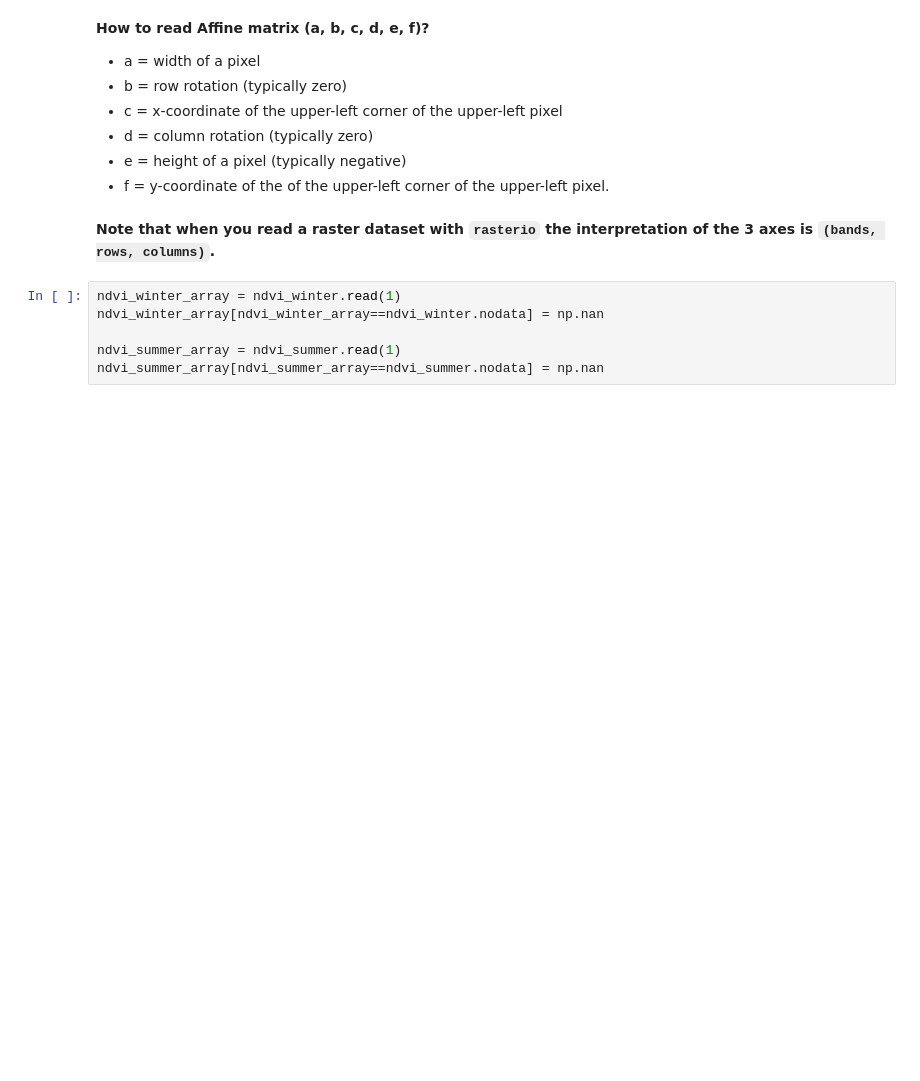
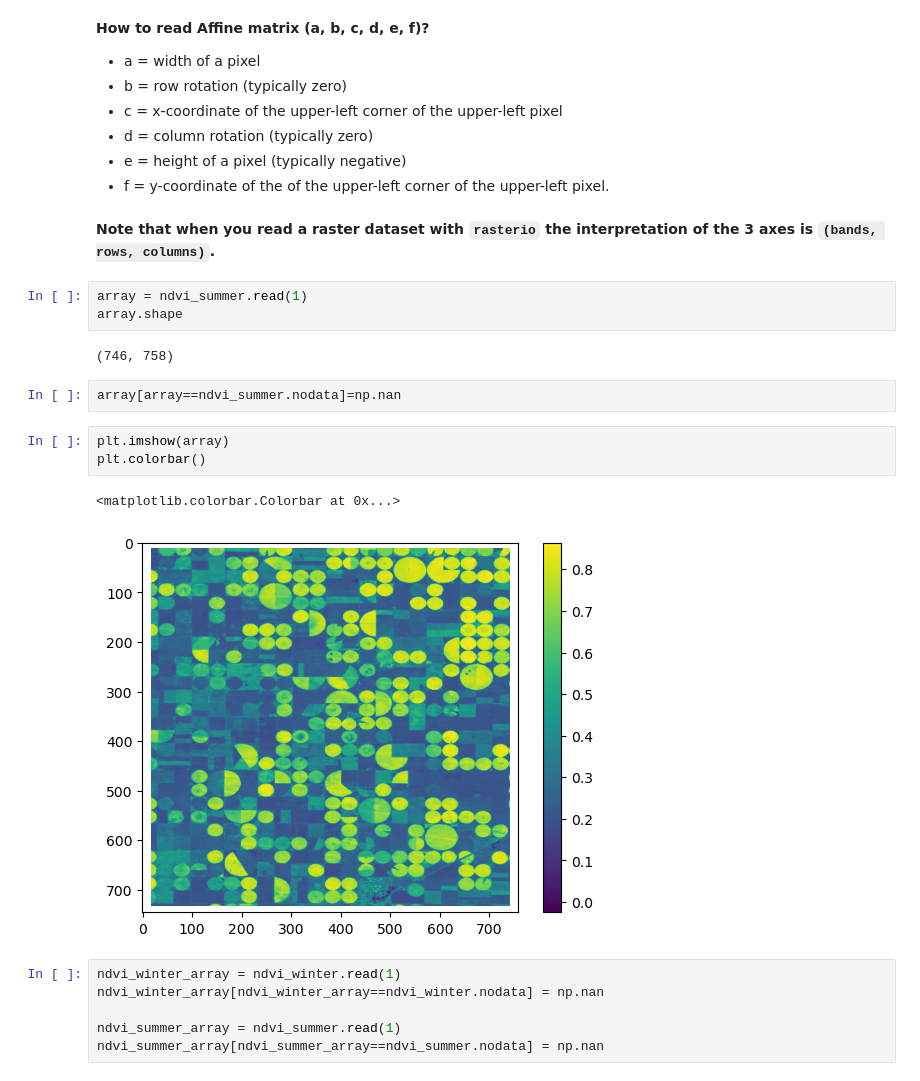
Before and after one commit to GEMS-UMN/GEMSX008.1.m3, a Jupyter notebook: Module3_Raster_Main.ipynb, the cells around one changed output. Drawn from its saved outputs; the diff is of its cells as text; blank space fills up the shorter version.

```diff
--- a/Module3_Raster_Main.ipynb
+++ b/Module3_Raster_Main.ipynb
@@ -104,6 +118,19 @@ ndvi_summer.transform
 - f = y-coordinate of the of the upper-left corner of the upper-left pixel.
 # %% [markdown]
 **Note that when you read a raster dataset with `rasterio` the interpretation of the 3 axes is `(bands, rows, columns)`.**
+# %%
+array = ndvi_summer.read(1)
+array.shape
+# %% [output]
+(746, 758)
+# %%
+array[array==ndvi_summer.nodata]=np.nan
+# %%
+plt.imshow(array)
+plt.colorbar()
+# %% [output]
+<matplotlib.colorbar.Colorbar at 0x...>
+[figure, added]
 # %%
 ndvi_winter_array = ndvi_winter.read(1)
 ndvi_winter_array[ndvi_winter_array==ndvi_winter.nodata] = np.nan
```
Also changed, not shown: parts of 30 cells of this notebook.
